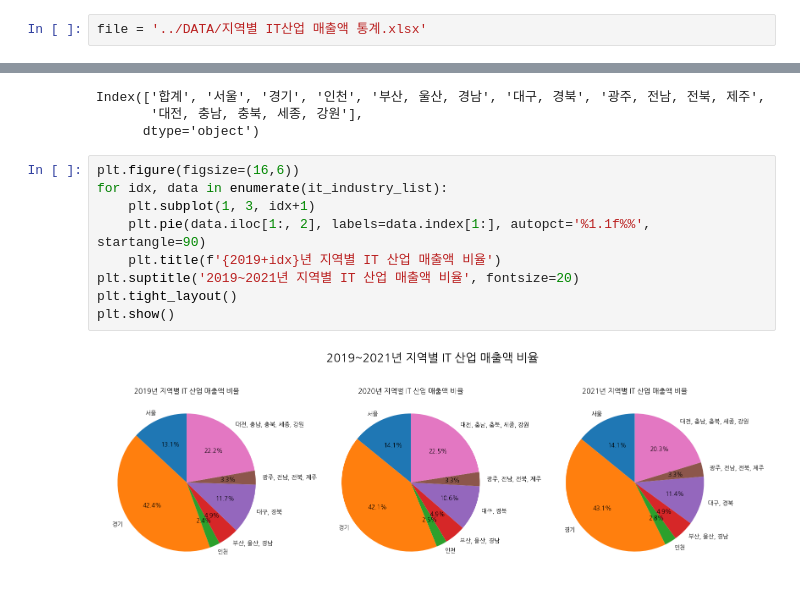
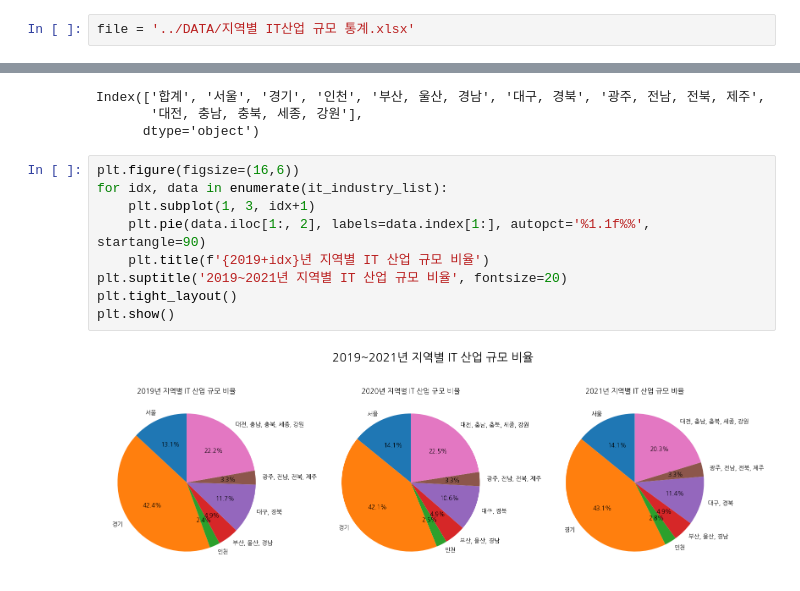
Before and after one commit to KDT-mini-project-03/KDT-mini_project-03, a Jupyter notebook: Schubert/Sales_Analysis.ipynb, the cells around one changed output, grey strips where cells are left out. Saved outputs shown, nothing was run; the diff lists cells and outputs as text.

```diff
--- a/Schubert/Sales_Analysis.ipynb
+++ b/Schubert/Sales_Analysis.ipynb
@@ -4,7 +4,7 @@ import matplotlib.pyplot as plt
 import numpy as np
 import koreanize_matplotlib
 # %%
-file = '../DATA/지역별 IT산업 매출액 통계.xlsx'
+file = '../DATA/지역별 IT산업 규모 통계.xlsx'
 # %%
 it_industry_by_region = pd.read_excel(file, header=[0,1], index_col=[0,1,2])
 it_industry_by_region.columns.names = [None, None]
@@ -111,11 +123,11 @@ Index(['합계', '서울', '경기', '인천', '부산, 울산, 경남', '대구
 # %%
 plt.figure(figsize=(16,6))
 for idx, data in enumerate(it_industry_list):
     plt.subplot(1, 3, idx+1)
     plt.pie(data.iloc[1:, 2], labels=data.index[1:], autopct='%1.1f%%', startangle=90)
-    plt.title(f'{2019+idx}년 지역별 IT 산업 매출액 비율')
-plt.suptitle('2019~2021년 지역별 IT 산업 매출액 비율', fontsize=20)
+    plt.title(f'{2019+idx}년 지역별 IT 산업 규모 비율')
+plt.suptitle('2019~2021년 지역별 IT 산업 규모 비율', fontsize=20)
 plt.tight_layout()
 plt.show()
 # %% [output]
-[figure, old version]
+[figure, new version]
```
Also changed, not shown: parts of 5 cells of this notebook, 14 other files.
